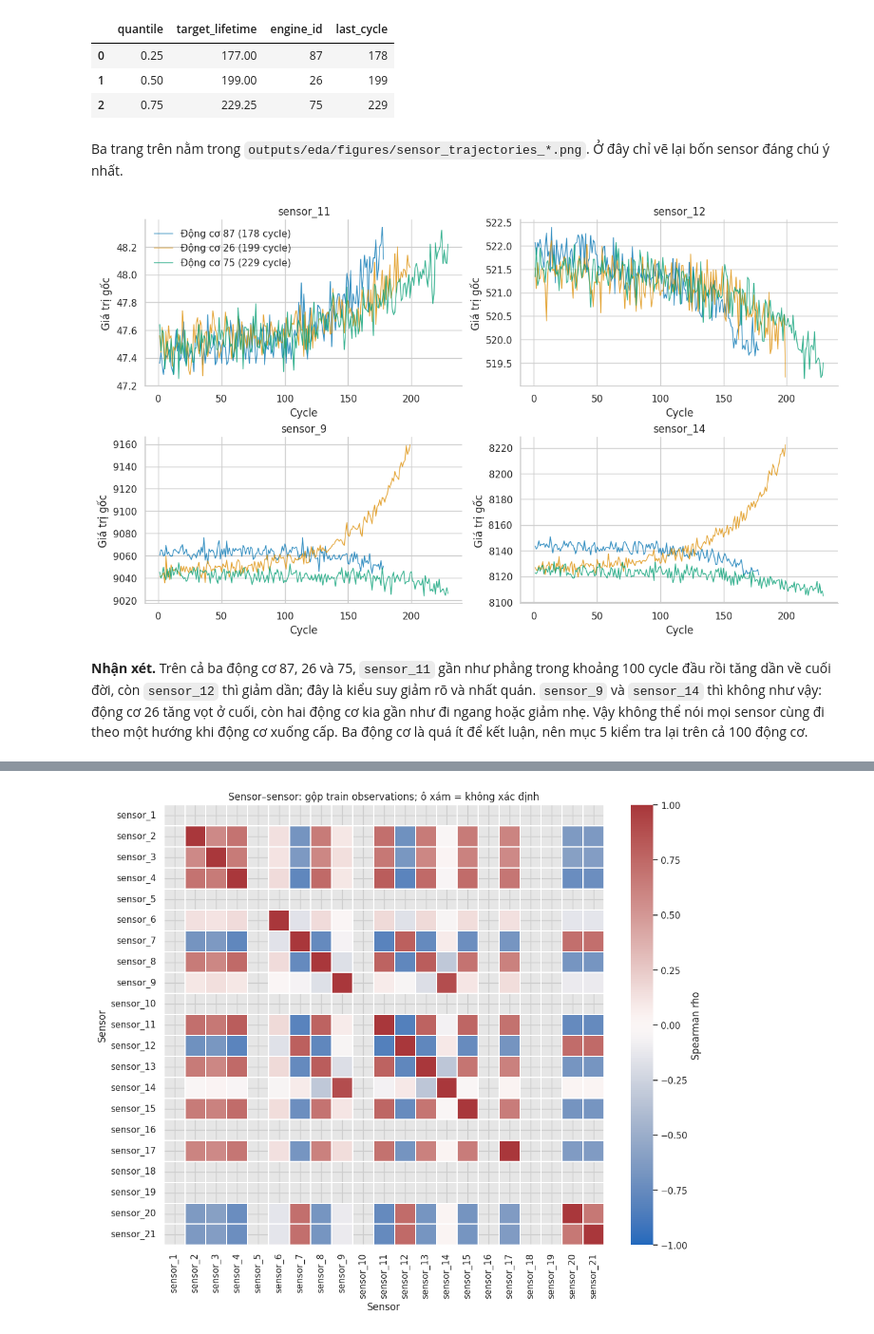
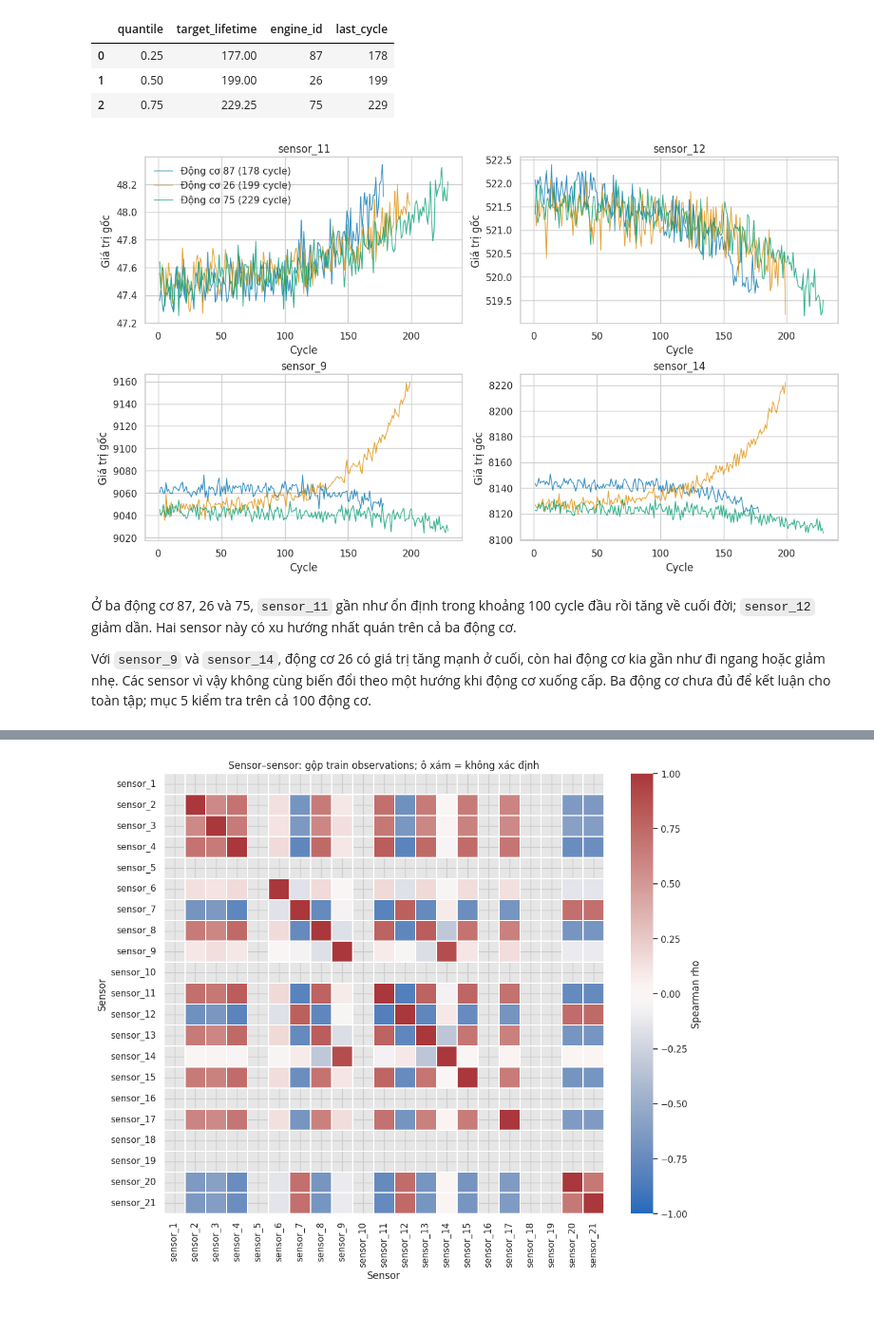
Before and after one commit to ti014/tinasa-cmapss-rul-prediction, a Jupyter notebook: notebooks/01_fd001_eda.ipynb, the cells around one changed output, grey strips where cells are left out. Shown at 95% size. Drawn from its saved outputs; the diff is of its cells as text; code cells hidden in the pictures.

```diff
--- a/notebooks/01_fd001_eda.ipynb
+++ b/notebooks/01_fd001_eda.ipynb
@@ -240,41 +285,21 @@ examples
 | 1 | 0.50 | 199.00 | 26 | 199 |
 | 2 | 0.75 | 229.25 | 75 | 229 |
 # %%
-# ba trang quỹ đạo của đủ 21 sensor, chỉ lưu file
-for page in range(3):
-    sensors = SENSORS[page * 7:(page + 1) * 7]
-    fig, axes = plt.subplots(4, 2, figsize=(12, 12), layout="constrained")
-    for ax, sensor in zip(axes.flat, sensors):
-        for engine_id, color in zip(example_ids, colors):
-            engine = train[train.engine_id.eq(engine_id)].sort_values("cycle")
-            ax.plot(engine.cycle, engine[sensor], color=color, linewidth=1, alpha=0.8,
-                    label=f"Engine {engine_id}: {engine.cycle.max()} cycles")
-        ax.set(title=sensor, xlabel="Cycle", ylabel="Giá trị gốc")
-        ax.ticklabel_format(style="plain", useOffset=False, axis="y")
-    legend_ax = axes.flat[-1]
-    legend_ax.axis("off")
-    handles, labels = axes.flat[0].get_legend_handles_labels()
-    legend_ax.legend(handles, labels, loc="center", frameon=False)
-    fig.suptitle(f"Quỹ đạo sensor — trang {page + 1}/3; engines chọn theo tuổi thọ")
-    show_figure(fig, f"sensor_trajectories_{page + 1}.png", show=False)
+fig, axes = plt.subplots(2, 2, figsize=(12, 7), layout="constrained")
+for ax, sensor in zip(axes.flat, ["sensor_11", "sensor_12", "sensor_9", "sensor_14"]):
+    for engine_id, color in zip(example_ids, colors):
+        engine = train[train.engine_id.eq(engine_id)]
+        ax.plot(engine.cycle, engine[sensor], color=color, linewidth=1, alpha=0.8,
+                label=f"Động cơ {engine_id} ({engine.cycle.max()} cycle)")
+    ax.set(title=sensor, xlabel="Cycle", ylabel="Giá trị gốc")
+axes[0, 0].legend(frameon=False)
+show_figure(fig, "selected_sensor_trajectories.png")
+# %% [output]
+[figure, added]
-# %% [markdown]
-Ba trang trên nằm trong `outputs/eda/figures/sensor_trajectories_*.png`. Ở đây chỉ vẽ lại bốn sensor
-đáng chú ý nhất.
-# %%
-fig, axes = plt.subplots(2, 2, figsize=(12, 7), layout="constrained")
-for ax, sensor in zip(axes.flat, ["sensor_11", "sensor_12", "sensor_9", "sensor_14"]):
-    for engine_id, color in zip(example_ids, colors):
-        engine = train[train.engine_id.eq(engine_id)]
-        ax.plot(engine.cycle, engine[sensor], color=color, linewidth=1, alpha=0.8,
-                label=f"Động cơ {engine_id} ({engine.cycle.max()} cycle)")
-    ax.set(title=sensor, xlabel="Cycle", ylabel="Giá trị gốc")
-axes[0, 0].legend(frameon=False)
-plt.show()
-# %% [output]
-[figure, removed]
 # %% [markdown]
-**Nhận xét.** Trên cả ba động cơ 87, 26 và 75, `sensor_11` gần như phẳng trong khoảng 100 cycle đầu rồi tăng dần
-về cuối đời, còn `sensor_12` thì giảm dần;
-đây là kiểu suy giảm rõ và nhất quán. `sensor_9` và `sensor_14` thì không như vậy: động cơ 26 tăng vọt ở cuối,
-còn hai động cơ kia gần như đi ngang hoặc giảm nhẹ. Vậy không thể nói mọi sensor cùng đi theo một hướng
-khi động cơ xuống cấp. Ba động cơ là quá ít để kết luận, nên mục 5 kiểm tra lại trên cả 100 động cơ.
+Ở ba động cơ 87, 26 và 75, `sensor_11` gần như ổn định trong khoảng 100 cycle đầu rồi tăng về cuối đời;
+`sensor_12` giảm dần. Hai sensor này có xu hướng nhất quán trên cả ba động cơ.
+
+Với `sensor_9` và `sensor_14`, động cơ 26 có giá trị tăng mạnh ở cuối, còn hai động cơ kia gần như
+đi ngang hoặc giảm nhẹ. Các sensor vì vậy không cùng biến đổi theo một hướng khi động cơ xuống cấp.
+Ba động cơ chưa đủ để kết luận cho toàn tập; mục 5 kiểm tra trên cả 100 động cơ.
```
Also changed, not shown: parts of 46 cells of this notebook, 10 other files.
